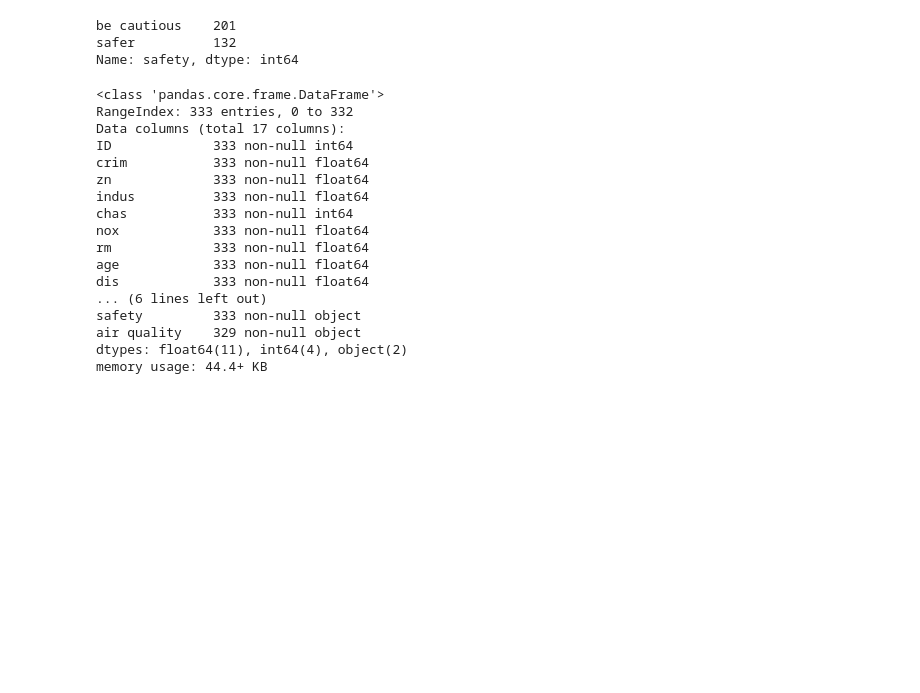
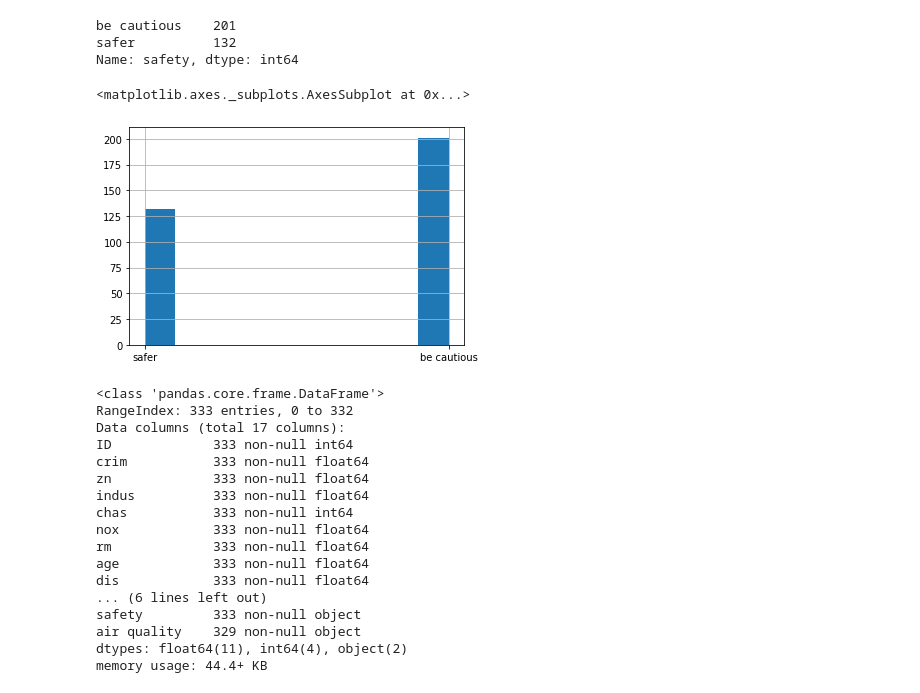
Before and after one commit to MoJoMoon/dsc-project-eda-with-pandas-onl01-dtsc-ft-012120, a Jupyter notebook: index.ipynb, the cells around one changed output. Drawn from its saved outputs; the diff is of its cells as text; code cells hidden in the pictures; blank space fills up the shorter version.

```diff
--- a/index.ipynb
+++ b/index.ipynb
@@ -186,6 +190,11 @@ df['safety'].value_counts() # Ratio of towns with more and less that 15% crime r
 be cautious    201
 safer          132
 Name: safety, dtype: int64
+# %%
+df['safety'].hist()
+# %% [output]
+<matplotlib.axes._subplots.AxesSubplot at 0x...>
+[figure, added]
 # %%
 df.loc[df['nox'] > .453, 'air quality'] = 'poor air' # Make a new column based on factor of air quality
 df.loc[df['nox'] < .453, 'air quality'] = 'better air'
```
Also changed, not shown: parts of 8 cells of this notebook.
